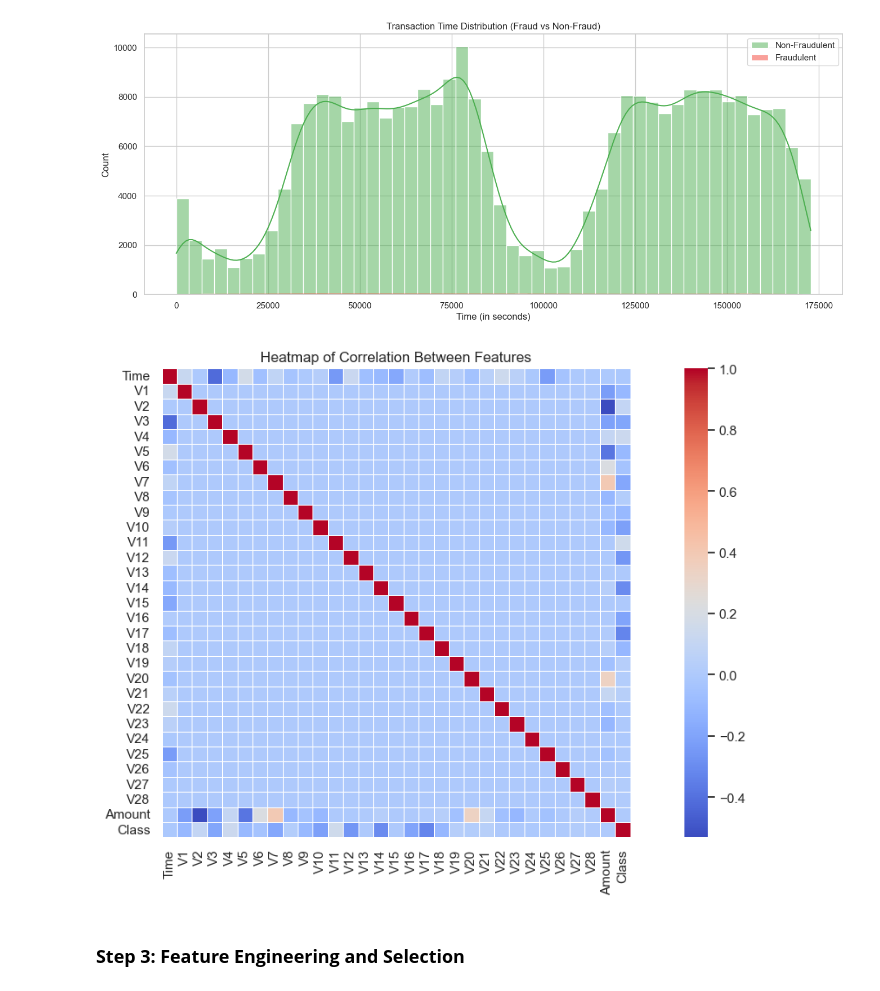
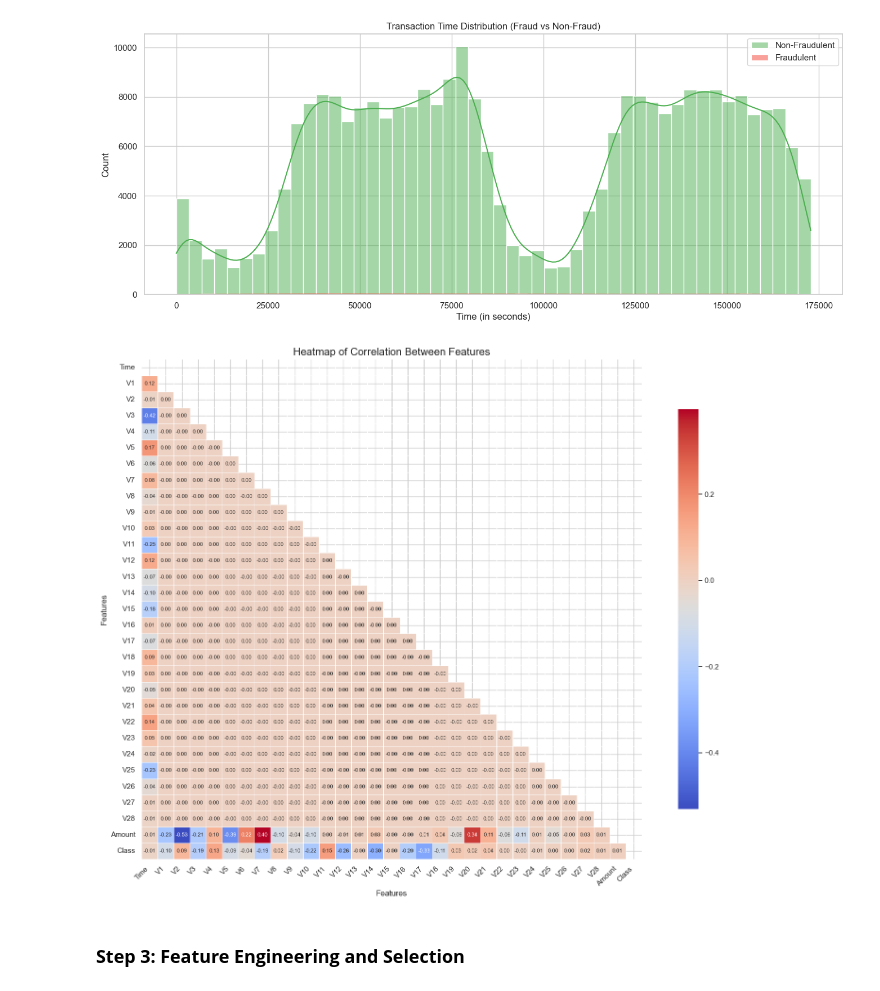
Before and after one commit to nafisalawalidris/Fraud-Detection-with-Supervised-Learning, a Jupyter notebook: fraud_detection.ipynb, the cells around one changed output. Saved outputs shown, nothing was run; the diff lists cells and outputs as text; code cells hidden in the pictures.

```diff
--- a/fraud_detection.ipynb
+++ b/fraud_detection.ipynb
@@ -185,14 +188,28 @@ plt.show()
 # %% [output]
 [figure]
 # %%
-# 5. Correlation heatmap of numerical features
-plt.figure(figsize=(16, 7))
+# 4. Correlation heatmap of numerical features
+plt.figure(figsize=(16, 12))  # Increase the figure size
+
+# Compute the correlation matrix
 corr = data.corr()
-sns.heatmap(corr, cmap='coolwarm', annot=False, fmt='.2f', cbar=True, square=True, linewidths=.5)
-plt.title('Heatmap of Correlation Between Features')
+
+# Create a mask for the upper triangle
+mask = np.triu(np.ones_like(corr, dtype=bool))
+
+# Create a heatmap
+sns.heatmap(corr, mask=mask, cmap='coolwarm', annot=True, fmt='.2f', cbar=True, square=True,
+            linewidths=.5, annot_kws={"size": 8}, cbar_kws={"shrink": .8})
+
+plt.title('Heatmap of Correlation Between Features', fontsize=16)
+plt.xlabel('Features', fontsize=12)
+plt.ylabel('Features', fontsize=12)
+plt.xticks(rotation=45, ha='right')  # Rotate x labels for better readability
+plt.yticks(rotation=0)  # Keep y labels horizontal
+plt.tight_layout()  # Adjust layout to prevent clipping of labels
 plt.show()
 # %% [output]
-[figure, old version]
+[figure, new version]
 # %% [markdown]
 ### **Step 3: Feature Engineering and Selection**
 # %%
```
Also changed, not shown: parts of 7 cells of this notebook.
